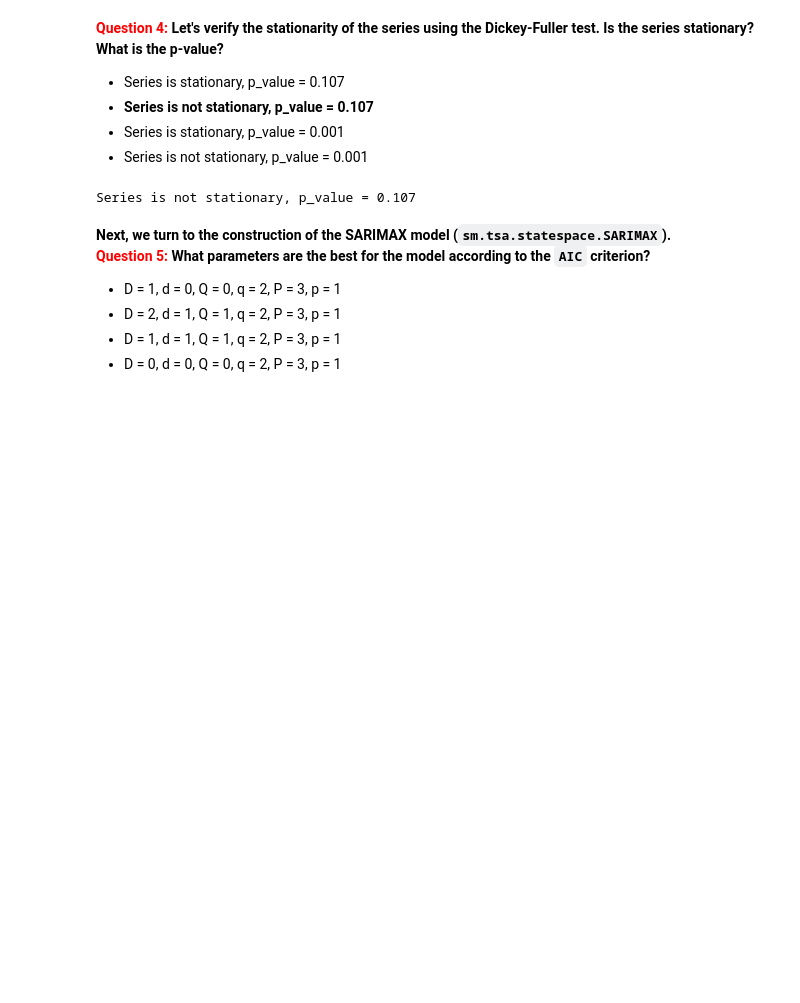
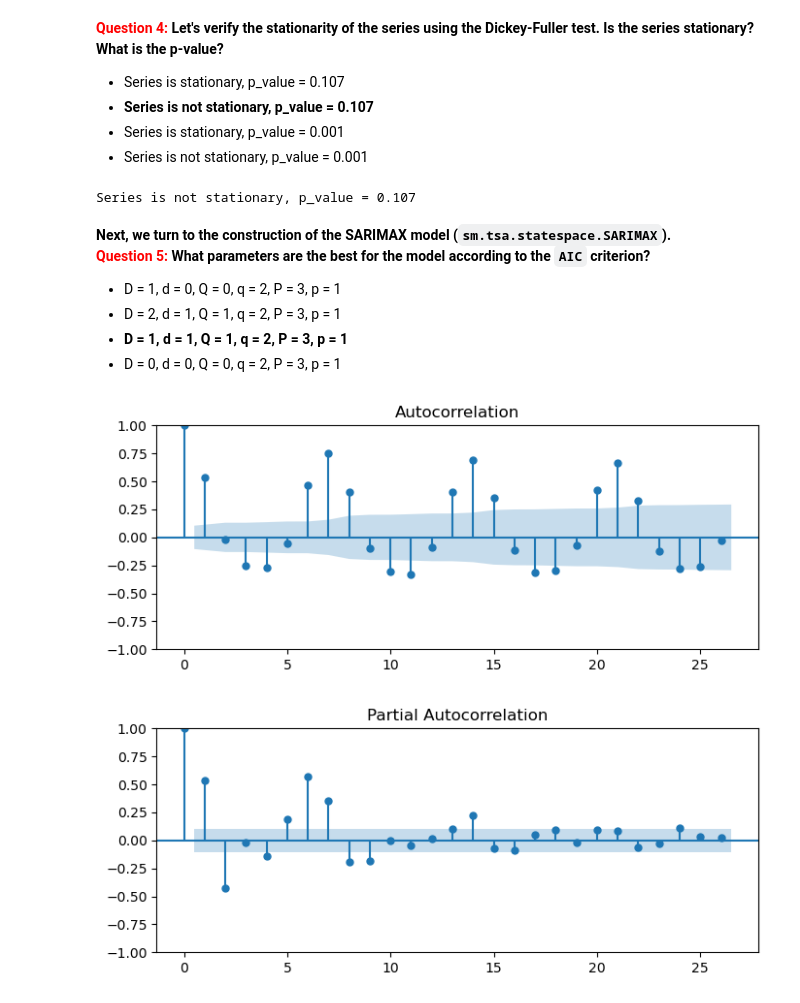
Before and after one commit to anna-marshalova/mlcourse.ai-assignments, a Jupyter notebook: a9-demo-time-series-analysis.ipynb, the cells around one changed output. Cells and saved outputs as stored; diff of their text form; code cells hidden in the pictures; blank space fills up the shorter version.

```diff
--- a/a9-demo-time-series-analysis.ipynb
+++ b/a9-demo-time-series-analysis.ipynb
@@ -182,7 +155,8 @@ mae(test[-prediction_size:].y, predictions[-prediction_size:].yhat)
 import matplotlib.pyplot as plt
 from scipy import stats
 import statsmodels.api as sm
-plt.rcParams['figure.figsize'] = (15, 10)
+import statsmodels.tsa.api as smt
+plt.rcParams['figure.figsize'] = (8, 3)
 # %% [markdown]
 **<font color='red'>Question 4:</font> Let's verify the stationarity of the series using the Dickey-Fuller test. Is the series stationary? What is the p-value?**
 
@@ -207,5 +181,5 @@ Series is not stationary, p_value = 0.107
 
 - D = 1, d = 0, Q = 0, q = 2, P = 3, p = 1
 - D = 2, d = 1, Q = 1, q = 2, P = 3, p = 1
-- D = 1, d = 1, Q = 1, q = 2, P = 3, p = 1
+- **D = 1, d = 1, Q = 1, q = 2, P = 3, p = 1**
 - D = 0, d = 0, Q = 0, q = 2, P = 3, p = 1
@@ -213,0 +186,6 @@ Series is not stationary, p_value = 0.107
+# %%
+smt.graphics.plot_acf(train.y)
+smt.graphics.plot_pacf(train.y);
+# %% [output]
+[figure, added]
+[figure, added]
```
Also changed, not shown: parts of 25 cells of this notebook.
